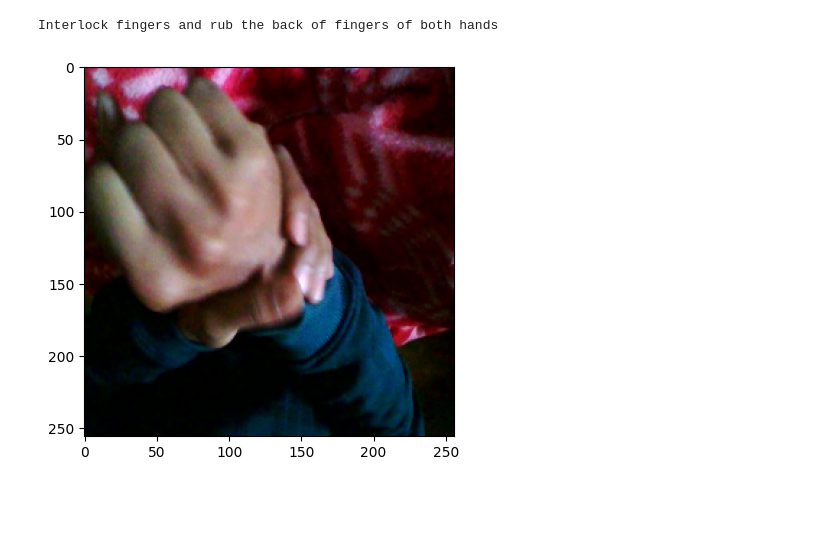
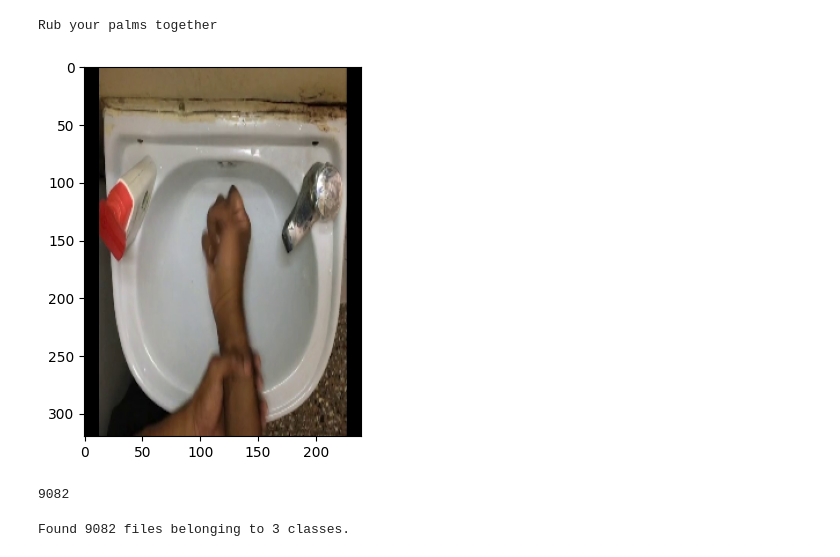
Before and after one commit to vikassnwl/handwash_recognition_research, a Jupyter notebook: predict_on_frame.ipynb, the cells around one changed output. Drawn from its saved outputs; the diff is of its cells as text; code cells hidden in the pictures; blank space fills up the shorter version.

```diff
--- a/predict_on_frame.ipynb
+++ b/predict_on_frame.ipynb
@@ -27,22 +24,37 @@ camera_frames_path = "dataset/camera"
 # %%
 labels_dict = {0: "Rub both wrists in rotating manner",
             1: "Rub your palms together",
             2: "Rub the back of your fingers and hands",
             3: "Rub your hands by interlocking your fingers",
             4: "Interlock fingers and rub the back of fingers of both hands",
             5: "Rub the area between index finger and thumb",
             6: "Rub fingertips on palm of both hands in circular manner"}
-for filename in os.listdir(camera_frames_path):
-    frame_path = f"{camera_frames_path}/{filename}"
+
+cls = 0
+for filename in custom_os.listdir(f"{test_data_dir}/{cls}"):
+    frame_path = f"{test_data_dir}/{cls}/{filename}"
     img = cv2.imread(frame_path)[..., ::-1]
-    img = cv2.resize(img, (256, 256))
-    img = cv2.rotate(img, cv2.ROTATE_180)
-    img = img/255.
+    img = cv2.resize(img, (240, 320))
     probas = model.predict(np.expand_dims(img, axis=0), verbose=0)
     label = probas.argmax()
     print(labels_dict[label])
     plt.imshow(img)
     break
 # %% [output]
-Interlock fingers and rub the back of fingers of both hands
+Rub your palms together
-[figure, old version]
+[figure, new version]
+# %%
+total_files = 0
+for subdir in custom_os.listdir(test_data_dir):
+    total_files += len(custom_os.listdir(f"{test_data_dir}/{subdir}"))
+total_files
+# %% [output]
+9082
+# %%
+test_ds = tf.keras.preprocessing.image_dataset_from_directory(
+    test_data_dir,
+    image_size=(240, 320)
+)
+model.predict(test_ds)
+# %% [output]
+Found 9082 files belonging to 3 classes.
```
Also changed, not shown: parts of 5 cells of this notebook, 2 other files.
